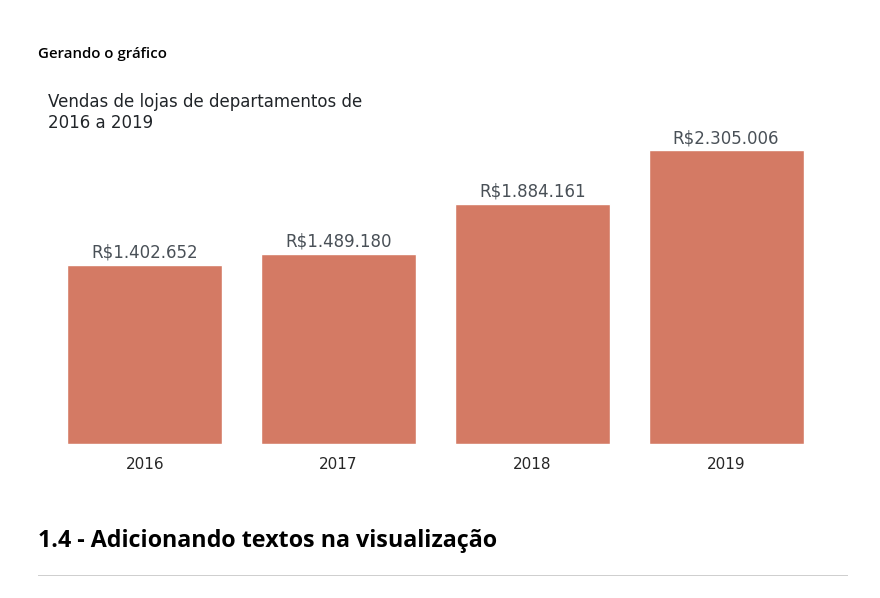
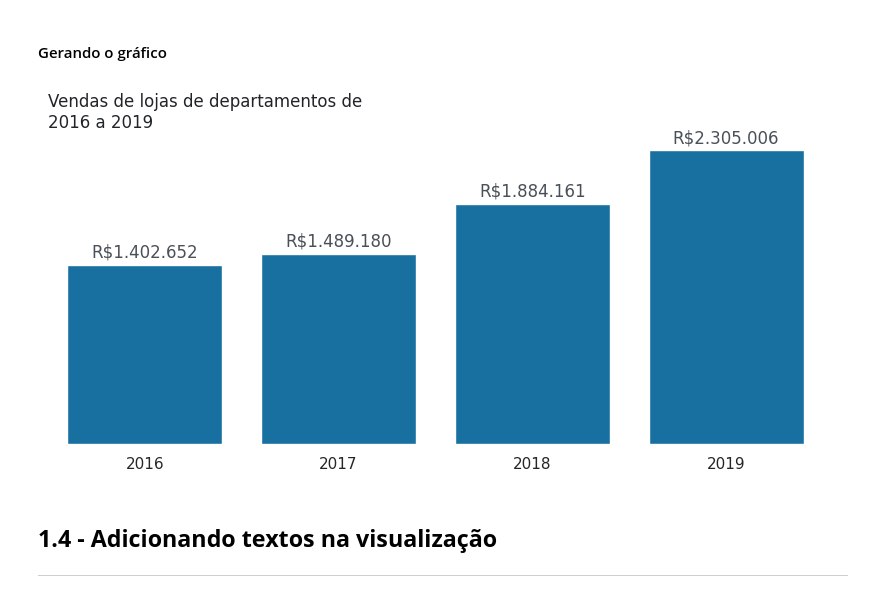
Before and after one commit to Lyanan85/In-GameSeries, a Jupyter notebook: Projeto+Inicial+_+Dataviz_+Gráficos.ipynb, the cells around one changed output. Saved outputs shown, nothing was run; the diff lists cells and outputs as text; code cells hidden in the pictures.

```diff
--- a/Projeto+Inicial+_+Dataviz_+Gráficos.ipynb
+++ b/Projeto+Inicial+_+Dataviz_+Gráficos.ipynb
@@ -207,33 +207,35 @@ df_vendas_ano
 # %%
 ## Gerando a função para criar o gráfico de colunas
 
 # Importando as bibliotecas
+def grafico_vendas(cores:list=[AZUL2]):
+  import matplotlib.pyplot as plt
+  import seaborn as sns
+  # Área do gráfico e tema da visualização
+  fig,ax=plt.subplots(figsize=(10,4))
+  sns.set_theme(style="white")
 
-import matplotlib.pyplot as plt
-import seaborn as sns
-# Área do gráfico e tema da visualização
-fig,ax=plt.subplots(figsize=(10,4))
-sns.set_theme(style="white")
+  # Gerando o gráfico de colunas
+  sns.barplot(df_vendas_ano,y="vendas",x=df_vendas_ano.index,color=AZUL2)
+  #
+  # Personalizando o gráfico
+  ax.set_title("Vendas de lojas de departamentos de \n2016 a 2019",loc="left",fontsize=12,color=CINZA1)
+  ax.set_xlabel("")
+  ax.set_ylabel("")
+  # Escrevendo os valores de cada barra no gráfico
+  ax.set_yticklabels([])
+  for i, valor in enumerate(df_vendas_ano["vendas"]):
+    qtd=f"R${valor:,.0f}".replace(",",".")
+    offset=1e5
+    ax.text(i,valor+offset,qtd,color=CINZA2,fontsize=12,ha="center",va="center")
 
-# Gerando o gráfico de colunas
-sns.barplot(df_vendas_ano,y="vendas",x=df_vendas_ano.index,color=VERMELHO1)
-#
-# Personalizando o gráfico
-ax.set_title("Vendas de lojas de departamentos de \n2016 a 2019",loc="left",fontsize=12,color=CINZA1)
-ax.set_xlabel("")
-ax.set_ylabel("")
-# Escrevendo os valores de cada barra no gráfico
-ax.set_yticklabels([])
-for i, valor in enumerate(df_vendas_ano["vendas"]):
-  qtd=f"R${valor:,.0f}".replace(",",".")
-  offset=1e5
-  ax.text(i,valor+offset,qtd,color=CINZA2,fontsize=12,ha="center",va="center")
-
-# retornando o eixo
+  # retornando o eixo
 
 
-# chamando a função
-sns.despine(left=True,bottom=True)
-plt.show()
+  # chamando a função
+  sns.despine(left=True,bottom=True)
+  plt.show()
+  return ax
+ax=grafico_vendas()
 # %% [output]
-[figure, old version]
+[figure, new version]
```
Also changed, not shown: parts of 5 cells of this notebook.
